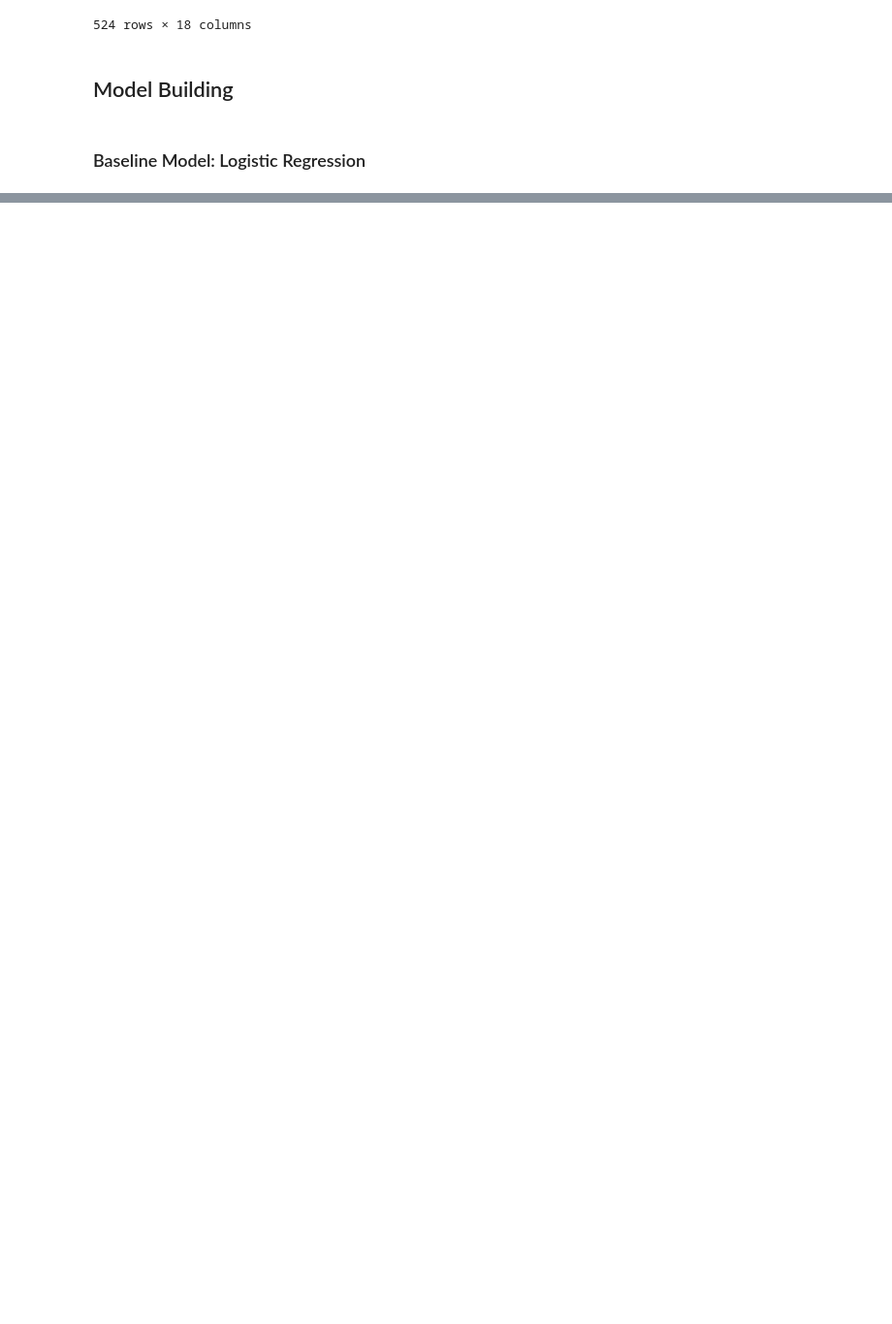
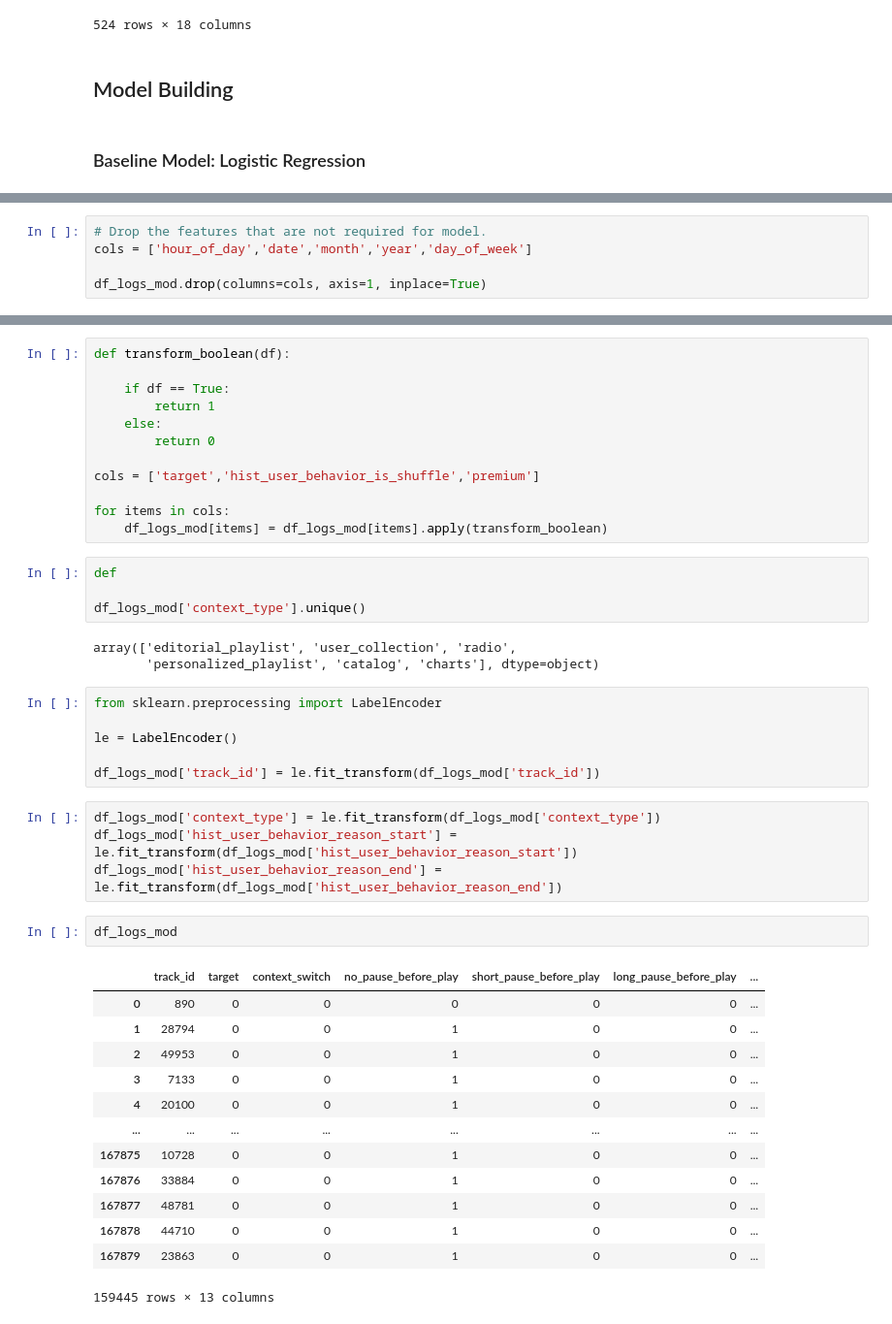
Before and after one commit to AbiirBarounii/Spotify-Skip-Prediction, a Jupyter notebook: notebook_copy.ipynb, the cells around one changed output, grey strips where cells are left out. Shown at 97% size. Cells and saved outputs as stored; diff of their text form; blank space fills up the shorter version.

Commit message:
Update on Model Building

```diff
--- a/notebook_copy.ipynb
+++ b/notebook_copy.ipynb
@@ -512,0 +522,5 @@ df_logs_mod[df_logs_mod['track_id'] == 't_77b02acb-1b1f-4b36-b8fc-2c3e01892b9a']
+# %%
+# Drop the features that are not required for model.
+cols = ['hour_of_day','date','month','year','day_of_week']
+
+df_logs_mod.drop(columns=cols, axis=1, inplace=True)
@@ -512,0 +536,45 @@ df_logs_mod[df_logs_mod['track_id'] == 't_77b02acb-1b1f-4b36-b8fc-2c3e01892b9a']
+# %%
+def transform_boolean(df):
+
+    if df == True:
+        return 1
+    else:
+        return 0
+
+cols = ['target','hist_user_behavior_is_shuffle','premium']
+
+for items in cols:
+    df_logs_mod[items] = df_logs_mod[items].apply(transform_boolean)
+# %%
+def
+
+df_logs_mod['context_type'].unique()
+# %% [output]
+array(['editorial_playlist', 'user_collection', 'radio',
+       'personalized_playlist', 'catalog', 'charts'], dtype=object)
+# %%
+from sklearn.preprocessing import LabelEncoder
+
+le = LabelEncoder()
+
+df_logs_mod['track_id'] = le.fit_transform(df_logs_mod['track_id'])
+# %%
+df_logs_mod['context_type'] = le.fit_transform(df_logs_mod['context_type'])
+df_logs_mod['hist_user_behavior_reason_start'] = le.fit_transform(df_logs_mod['hist_user_behavior_reason_start'])
+df_logs_mod['hist_user_behavior_reason_end'] = le.fit_transform(df_logs_mod['hist_user_behavior_reason_end'])
+# %%
+df_logs_mod
+# %% [output]
+|  | track_id | target | context_switch | no_pause_before_play | short_pause_before_play | long_pause_before_play | ... |
+| 0 | 890 | 0 | 0 | 0 | 0 | 0 | ... |
+| 1 | 28794 | 0 | 0 | 1 | 0 | 0 | ... |
+| 2 | 49953 | 0 | 0 | 1 | 0 | 0 | ... |
+| 3 | 7133 | 0 | 0 | 1 | 0 | 0 | ... |
+| 4 | 20100 | 0 | 0 | 1 | 0 | 0 | ... |
+| ... | ... | ... | ... | ... | ... | ... | ... |
+| 167875 | 10728 | 0 | 0 | 1 | 0 | 0 | ... |
+| 167876 | 33884 | 0 | 0 | 1 | 0 | 0 | ... |
+| 167877 | 48781 | 0 | 0 | 1 | 0 | 0 | ... |
+| 167878 | 44710 | 0 | 0 | 1 | 0 | 0 | ... |
+| 167879 | 23863 | 0 | 0 | 1 | 0 | 0 | ... |
+159445 rows × 13 columns
```
Also changed, not shown: parts of 14 cells of this notebook.
